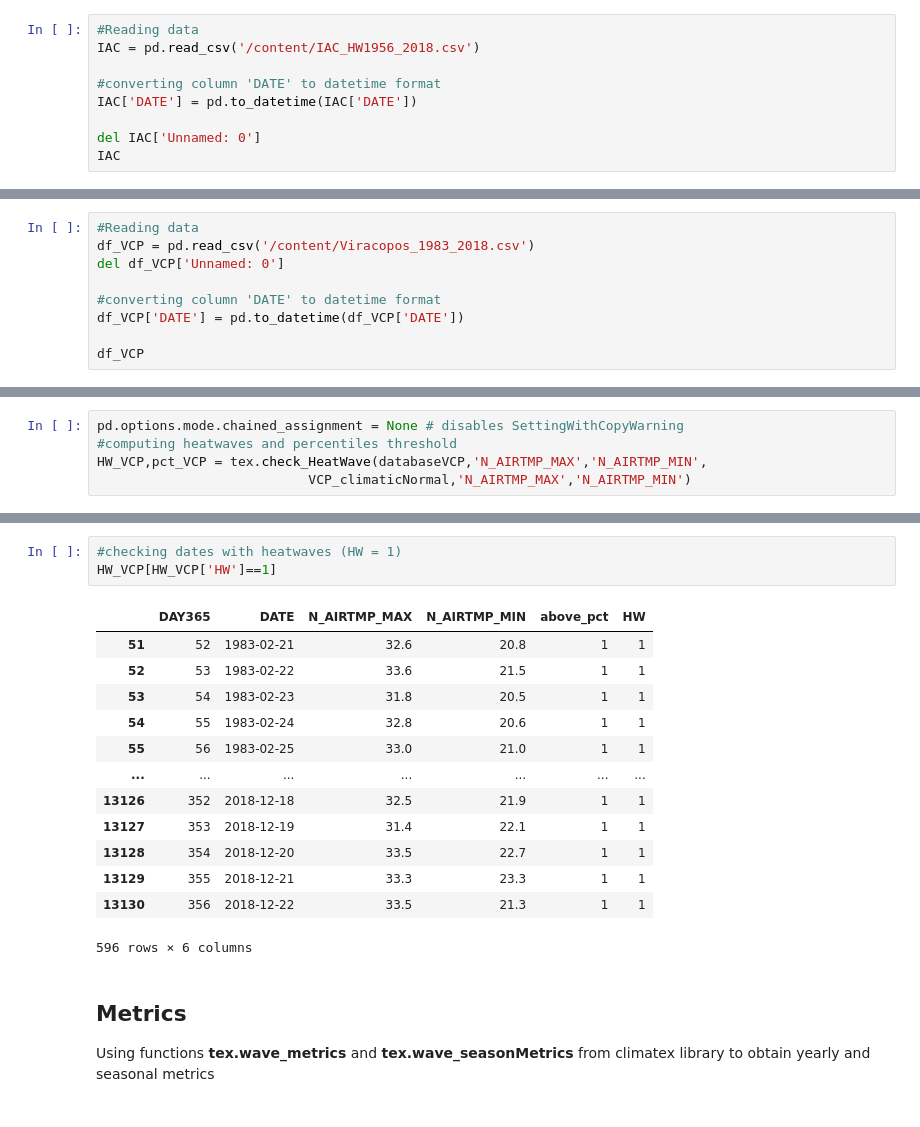
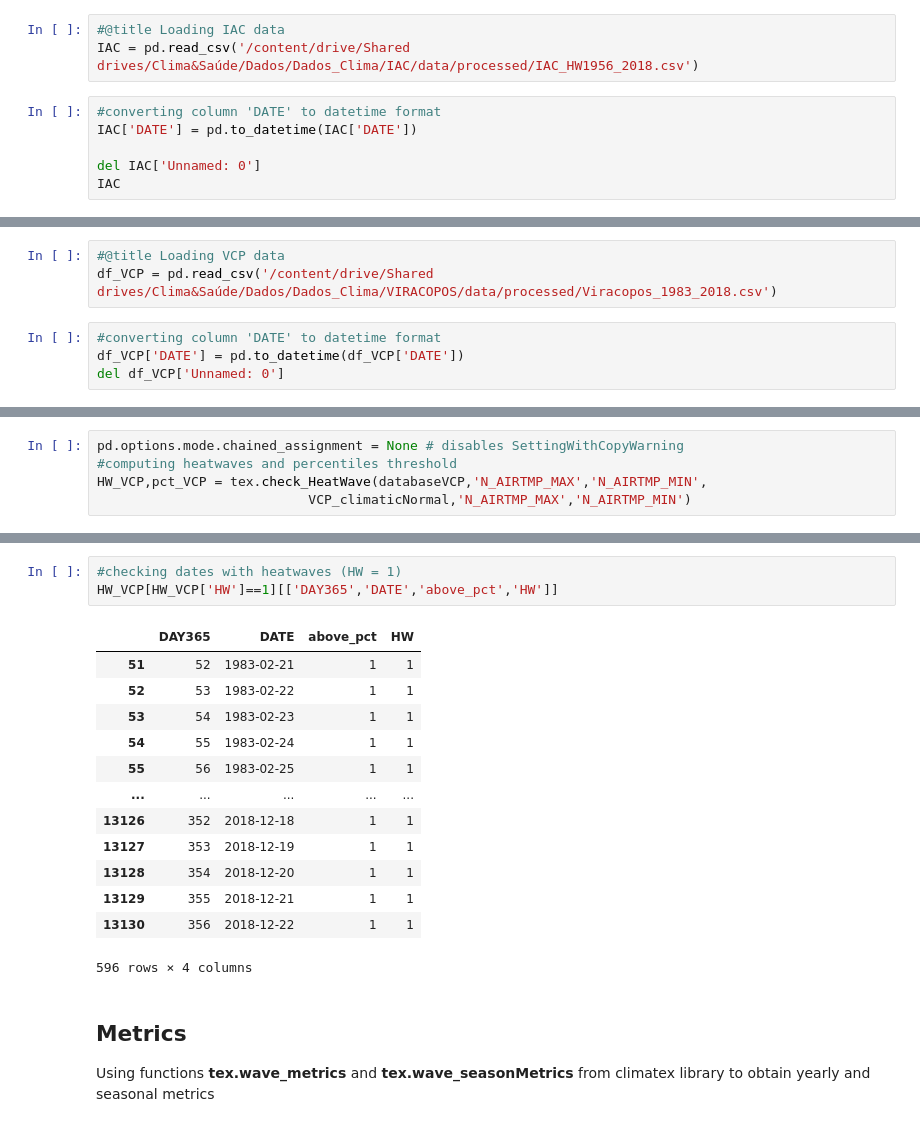
Before and after one commit to climate-and-health-datasci-Unicamp/py-climate-health-toolbox, a Jupyter notebook: examples/Comparison_IAC_VCP.ipynb, the cells around one changed output, grey strips where cells are left out. Cells and saved outputs as stored; diff of their text form.

```diff
--- a/examples/Comparison_IAC_VCP.ipynb
+++ b/examples/Comparison_IAC_VCP.ipynb
@@ -88,7 +92,7 @@ googl.GetContentFile('IAC_HW1956_2018.csv')
+# %%
+#@title Loading IAC data
+IAC = pd.read_csv('/content/drive/Shared drives/Clima&Saúde/Dados/Dados_Clima/IAC/data/processed/IAC_HW1956_2018.csv')
 # %%
-#Reading data
-IAC = pd.read_csv('/content/IAC_HW1956_2018.csv')
-
 #converting column 'DATE' to datetime format
 IAC['DATE'] = pd.to_datetime(IAC['DATE'])
 
@@ -141,9 +141,7 @@ g.GetContentFile('Viracopos_1983_2018.csv')
+# %%
+#@title Loading VCP data
+df_VCP = pd.read_csv('/content/drive/Shared drives/Clima&Saúde/Dados/Dados_Clima/VIRACOPOS/data/processed/Viracopos_1983_2018.csv')
 # %%
-#Reading data
-df_VCP = pd.read_csv('/content/Viracopos_1983_2018.csv')
-del df_VCP['Unnamed: 0']
-
 #converting column 'DATE' to datetime format
 df_VCP['DATE'] = pd.to_datetime(df_VCP['DATE'])
-
-df_VCP
+del df_VCP['Unnamed: 0']
@@ -493,20 +471,20 @@ HW_VCP
 # %%
 #checking dates with heatwaves (HW = 1)
-HW_VCP[HW_VCP['HW']==1]
+HW_VCP[HW_VCP['HW']==1][['DAY365','DATE','above_pct','HW']]
 # %% [output]
-|  | DAY365 | DATE | N_AIRTMP_MAX | N_AIRTMP_MIN | above_pct | HW |
-| 51 | 52 | 1983-02-21 | 32.6 | 20.8 | 1 | 1 |
-| 52 | 53 | 1983-02-22 | 33.6 | 21.5 | 1 | 1 |
-| 53 | 54 | 1983-02-23 | 31.8 | 20.5 | 1 | 1 |
-| 54 | 55 | 1983-02-24 | 32.8 | 20.6 | 1 | 1 |
-| 55 | 56 | 1983-02-25 | 33.0 | 21.0 | 1 | 1 |
-| ... | ... | ... | ... | ... | ... | ... |
-| 13126 | 352 | 2018-12-18 | 32.5 | 21.9 | 1 | 1 |
-| 13127 | 353 | 2018-12-19 | 31.4 | 22.1 | 1 | 1 |
-| 13128 | 354 | 2018-12-20 | 33.5 | 22.7 | 1 | 1 |
-| 13129 | 355 | 2018-12-21 | 33.3 | 23.3 | 1 | 1 |
-| 13130 | 356 | 2018-12-22 | 33.5 | 21.3 | 1 | 1 |
+|  | DAY365 | DATE | above_pct | HW |
+| 51 | 52 | 1983-02-21 | 1 | 1 |
+| 52 | 53 | 1983-02-22 | 1 | 1 |
+| 53 | 54 | 1983-02-23 | 1 | 1 |
+| 54 | 55 | 1983-02-24 | 1 | 1 |
+| 55 | 56 | 1983-02-25 | 1 | 1 |
+| ... | ... | ... | ... | ... |
+| 13126 | 352 | 2018-12-18 | 1 | 1 |
+| 13127 | 353 | 2018-12-19 | 1 | 1 |
+| 13128 | 354 | 2018-12-20 | 1 | 1 |
+| 13129 | 355 | 2018-12-21 | 1 | 1 |
+| 13130 | 356 | 2018-12-22 | 1 | 1 |
-596 rows × 6 columns
+596 rows × 4 columns
 # %% [markdown]
 ## **Metrics**
 
```
Also changed, not shown: parts of 18 cells of this notebook.
